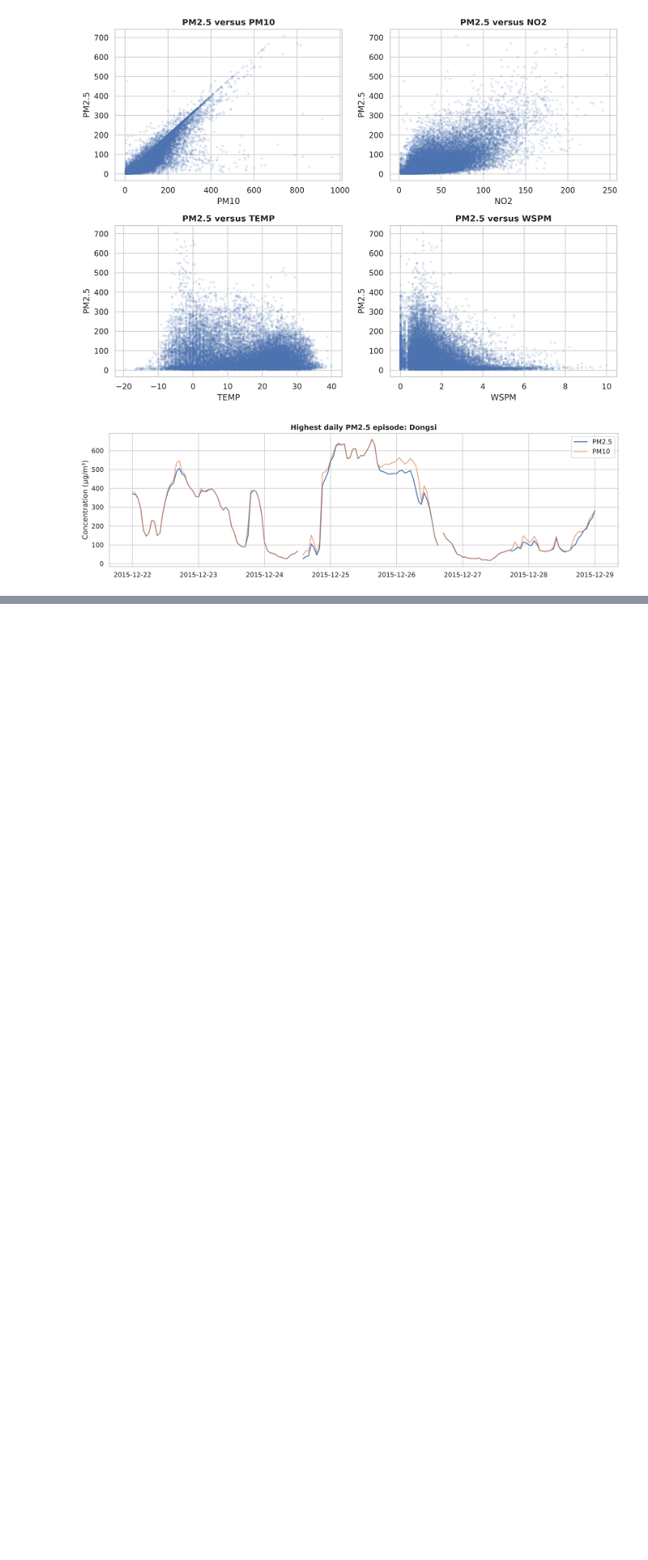
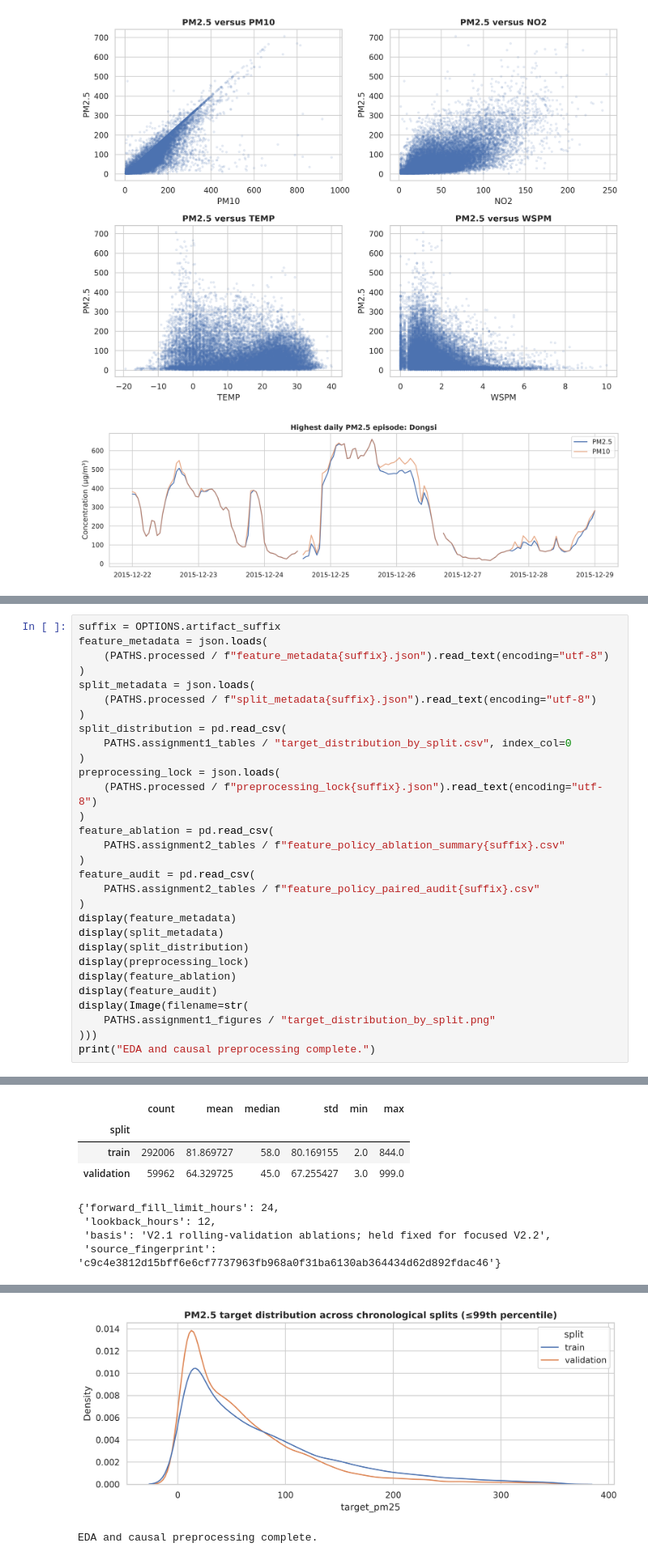
Before and after one commit to Nic0111/optimization-deep-learning-pm2.5, a Jupyter notebook: assignment1/02_eda_and_preprocessing.ipynb, the cells around one changed output, grey strips where cells are left out. Shown at 81% size. Saved outputs shown, nothing was run; the diff lists cells and outputs as text; blank space fills up the shorter version.

```diff
--- a/assignment1/02_eda_and_preprocessing.ipynb
+++ b/assignment1/02_eda_and_preprocessing.ipynb
@@ -264,0 +193,31 @@ EDA and causal preprocessing complete.
+# %%
+suffix = OPTIONS.artifact_suffix
+feature_metadata = json.loads(
+    (PATHS.processed / f"feature_metadata{suffix}.json").read_text(encoding="utf-8")
+)
+split_metadata = json.loads(
+    (PATHS.processed / f"split_metadata{suffix}.json").read_text(encoding="utf-8")
+)
+split_distribution = pd.read_csv(
+    PATHS.assignment1_tables / "target_distribution_by_split.csv", index_col=0
+)
+preprocessing_lock = json.loads(
+    (PATHS.processed / f"preprocessing_lock{suffix}.json").read_text(encoding="utf-8")
+)
+feature_ablation = pd.read_csv(
+    PATHS.assignment2_tables / f"feature_policy_ablation_summary{suffix}.csv"
+)
+feature_audit = pd.read_csv(
+    PATHS.assignment2_tables / f"feature_policy_paired_audit{suffix}.csv"
+)
+display(feature_metadata)
+display(split_metadata)
+display(split_distribution)
+display(preprocessing_lock)
+display(feature_ablation)
+display(feature_audit)
+display(Image(filename=str(
+    PATHS.assignment1_figures / "target_distribution_by_split.png"
+)))
+print("EDA and causal preprocessing complete.")
+# %% [output]
@@ -264,0 +258,8 @@ EDA and causal preprocessing complete.
+|  | count | mean | median | std | min | max |
+| split |  |  |  |  |  |  |
+| train | 292006 | 81.869727 | 58.0 | 80.169155 | 2.0 | 844.0 |
+| validation | 59962 | 64.329725 | 45.0 | 67.255427 | 3.0 | 999.0 |
+{'forward_fill_limit_hours': 24,
+ 'lookback_hours': 12,
+ 'basis': 'V2.1 rolling-validation ablations; held fixed for focused V2.2',
+ 'source_fingerprint': 'c9c4e3812d15bff6e6cf7737963fb968a0f31ba6130ab364434d62d892fdac46'}
@@ -264,0 +274,2 @@ EDA and causal preprocessing complete.
+[figure, added]
+EDA and causal preprocessing complete.
```
Also changed, not shown: parts of 7 cells of this notebook, 15 other files.
